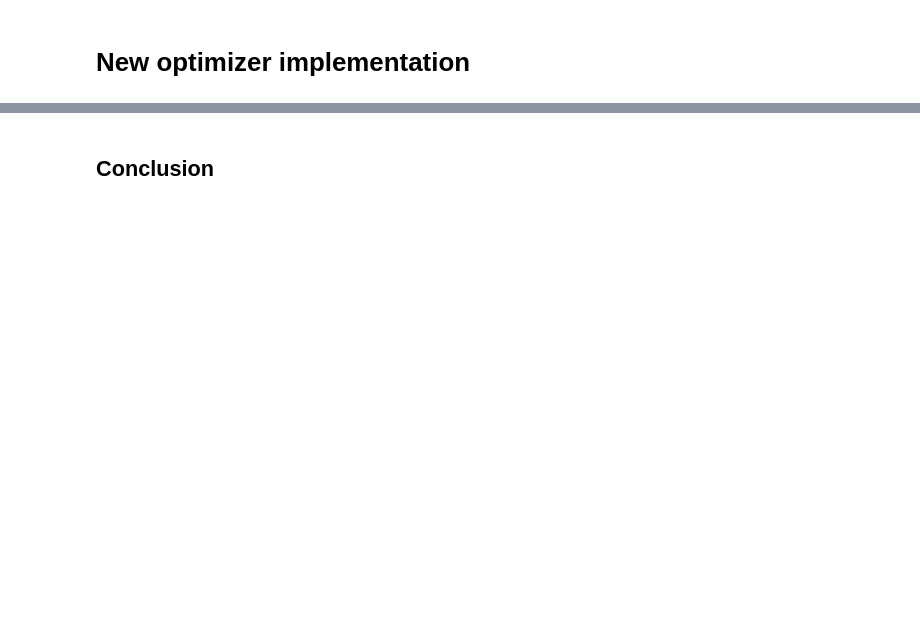
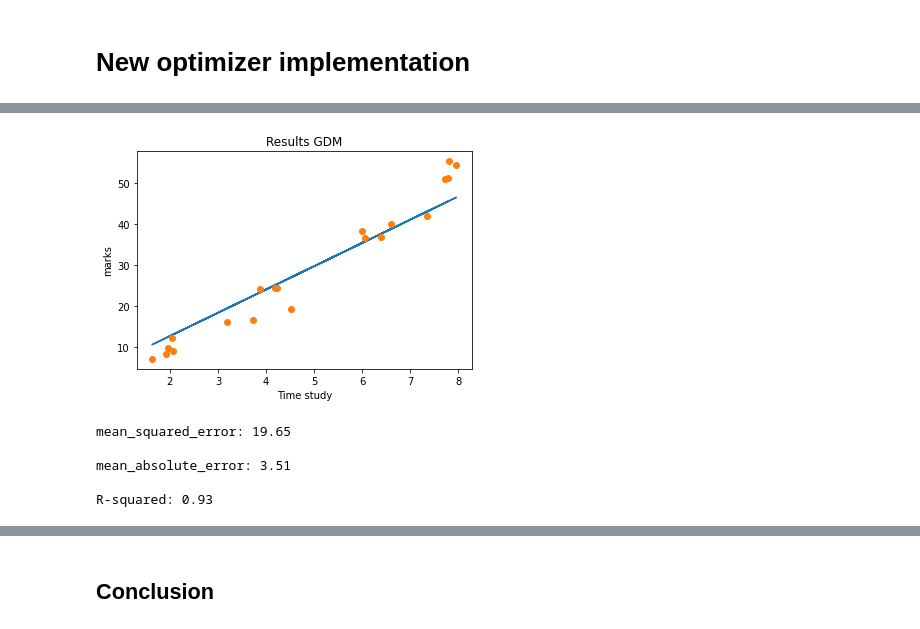
Before and after one commit to facundo1220/linear-regression-using-python, a Jupyter notebook: linear_regression_using_python.ipynb, the cells around one changed output, grey strips where cells are left out. Saved outputs shown, nothing was run; the diff lists cells and outputs as text; code cells hidden in the pictures; blank space fills up the shorter version.

```diff
--- a/linear_regression_using_python.ipynb
+++ b/linear_regression_using_python.ipynb
@@ -275,16 +341,0 @@ plot_cost(jplot2, n_epochs2)
-# %%
-
-x_o2,y_o2= get_original_data("Student_Marks.csv")
-
-y2=[]
-
-for i in x_o2:
-
-  y2.append(test(theta2,i))
-
-y2=np.array(y2)
-y2 =y2.flatten()
-
-fig = go.Figure(data=[go.Scatter3d(x=np.array(x_o2[:,0]), y=np.array(x_o2[:,1]), z=np.array(y2),mode='markers')])
-
-fig.show()
@@ -292,0 +342,45 @@ fig.show()
+# %%
+
+# Results
+
+y2=[]
+
+for i in x_test[:,1:2]:
+
+  y2.append(test(theta2,i))
+
+y2=np.array(y2)
+y2 =y2.flatten()
+
+plt.plot(np.array(xo_test), np.array(y2),"-")
+plt.plot(np.array(xo_test), np.array(yo_test),"o")
+
+plt.xlabel("Time study")
+plt.ylabel("marks")
+plt.title("Results GDM")
+
+plt.show()
+
+# Model metrics
+
+# mean_squared_error
+
+se3=mean_squared_error(yo_test,y2)
+print("\nmean_squared_error: "+str(round(se3, 2)))
+
+# mean_absolute_error
+
+ae3=mean_absolute_error(yo_test,y2)
+print("\nmean_absolute_error: "+str(round(ae3, 2)))
+
+# R-squared or Coefficient of Determination
+
+r2_3=r2_score(yo_test,y2)
+print("\nR-squared: "+str(round(r2_3, 2)))
+# %% [output]
+[figure, added]
+mean_squared_error: 19.65
+
+mean_absolute_error: 3.51
+
+R-squared: 0.93
```
Also changed, not shown: parts of 17 cells of this notebook.
